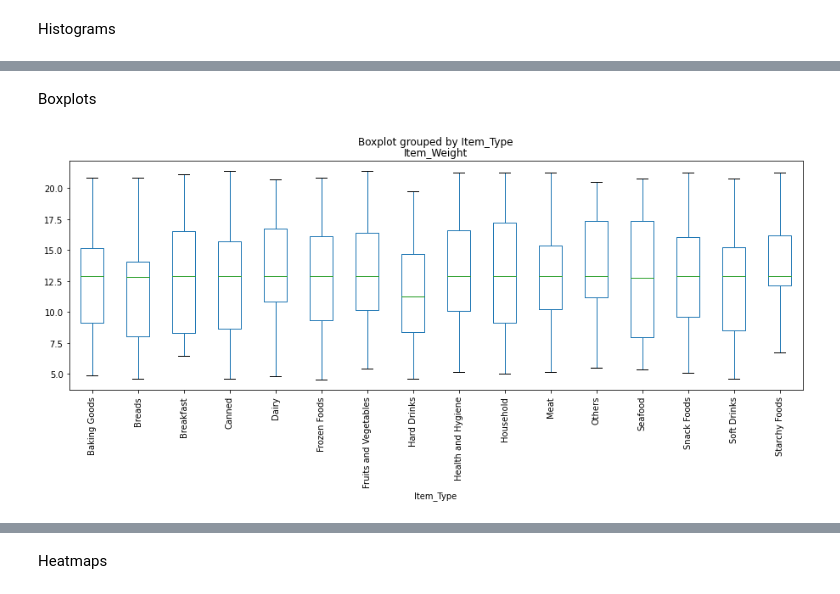
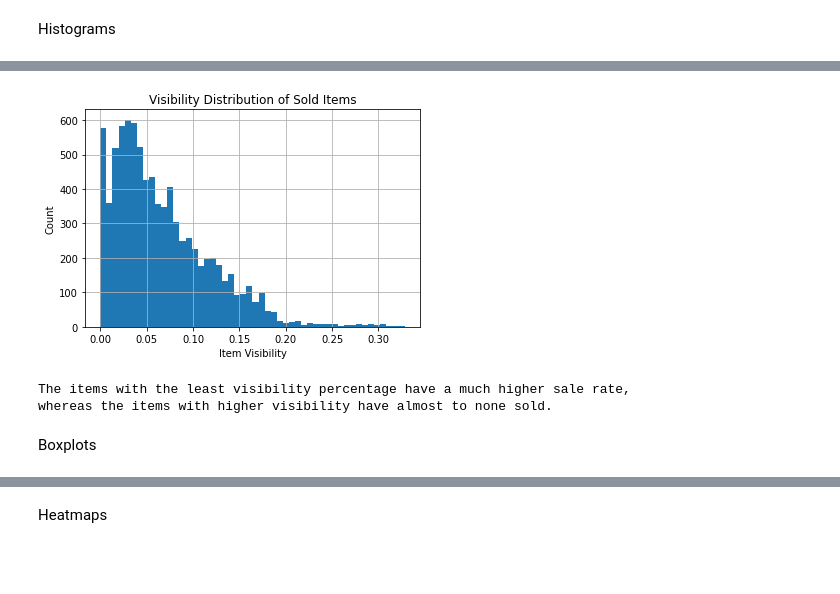
Before and after one commit to Gracey701/Sales_Predictions, a Jupyter notebook: Sales_Predictions_Project.ipynb, the cells around one changed output, grey strips where cells are left out. Drawn from its saved outputs; the diff is of its cells as text; code cells hidden in the pictures; blank space fills up the shorter version.

```diff
--- a/Sales_Predictions_Project.ipynb
+++ b/Sales_Predictions_Project.ipynb
@@ -277,10 +273,13 @@ plt.title('Food Item Types Sold');
+# %%
+sales_predictions['Item_Visibility'].hist(bins='auto')
+plt.xlabel('Item Visibility')
+plt.ylabel('Count')
+plt.title('Visibility Distribution of Sold Items');
+plt.show()
+print('The items with the least visibility percentage have a much higher sale rate, \nwhereas the items with higher visibility have almost to none sold.')
+# %% [output]
+[figure, added]
+The items with the least visibility percentage have a much higher sale rate,
+whereas the items with higher visibility have almost to none sold.
 # %% [markdown]
 Boxplots
-# %%
-sales_predictions.boxplot(['Item_Weight'],
-                          by = 'Item_Type',
-                          figsize = (15,5),
-                          rot = 90,
-                          grid = False);
-# %% [output]
-[figure, removed]
```
Also changed, not shown: parts of 8 cells of this notebook.
